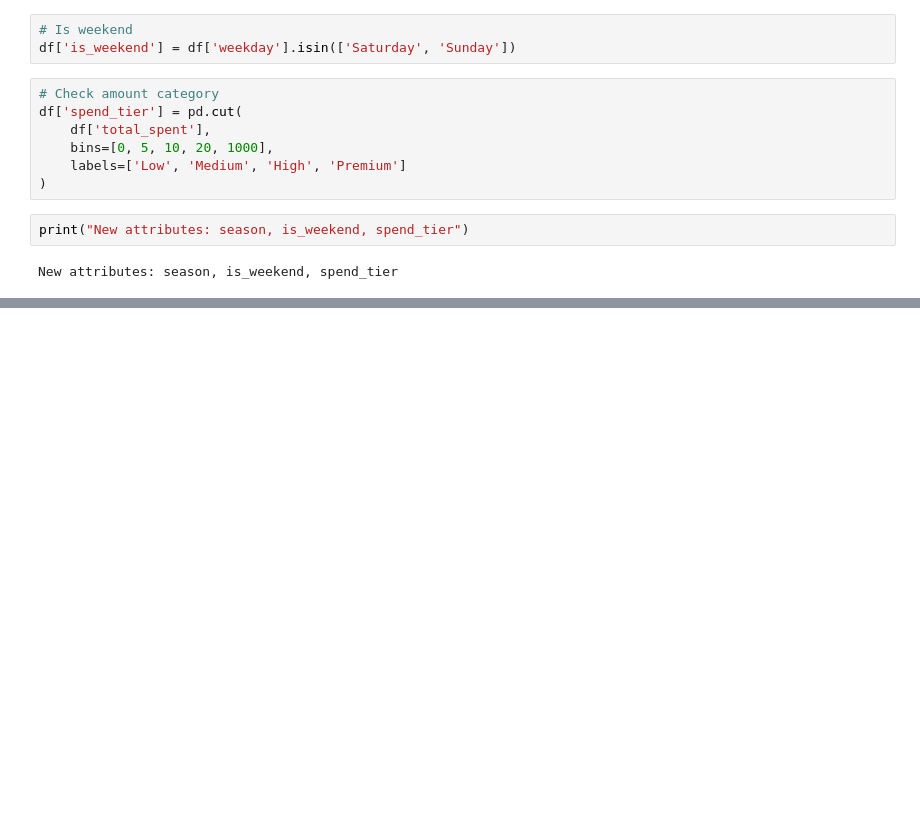
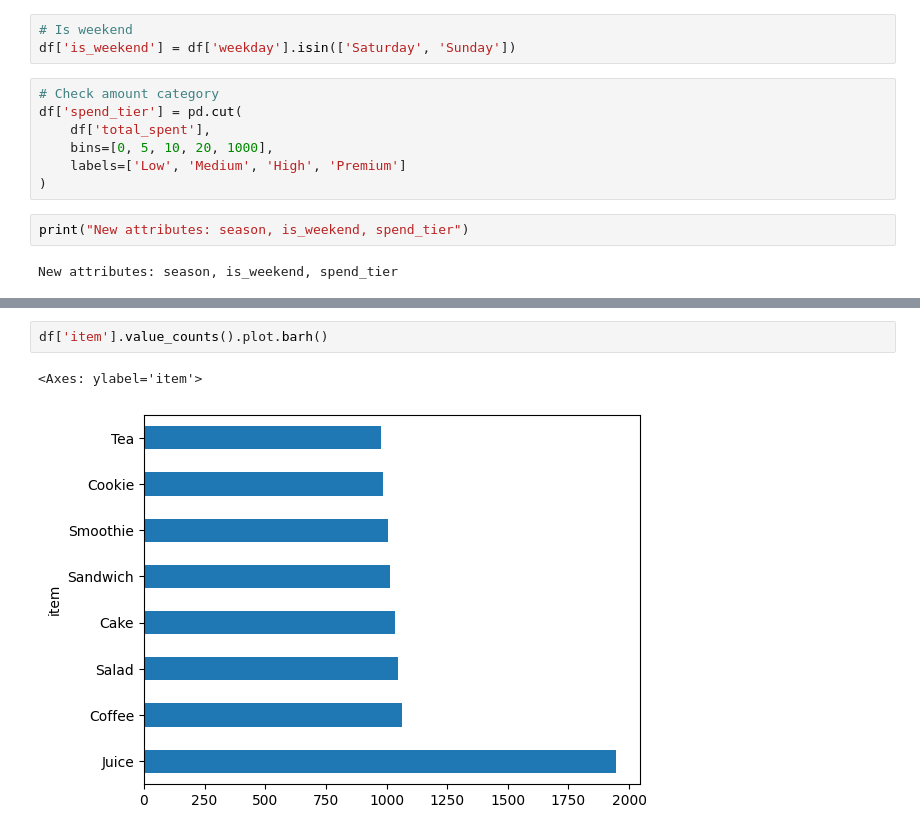
Before and after one commit to Yuliia-Safonova/Analysis_Cafe_Sales, a Jupyter notebook: EDA_Cafe_Sales.ipynb, the cells around one changed output, grey strips where cells are left out. Drawn from its saved outputs; the diff is of its cells as text; blank space fills up the shorter version.

```diff
--- a/EDA_Cafe_Sales.ipynb
+++ b/EDA_Cafe_Sales.ipynb
@@ -503,0 +526,5 @@ New attributes: season, is_weekend, spend_tier
+# %%
+df['item'].value_counts().plot.barh()
+# %% [output]
+<Axes: ylabel='item'>
+[figure, added]
```
Also changed, not shown: parts of 3 cells of this notebook.
